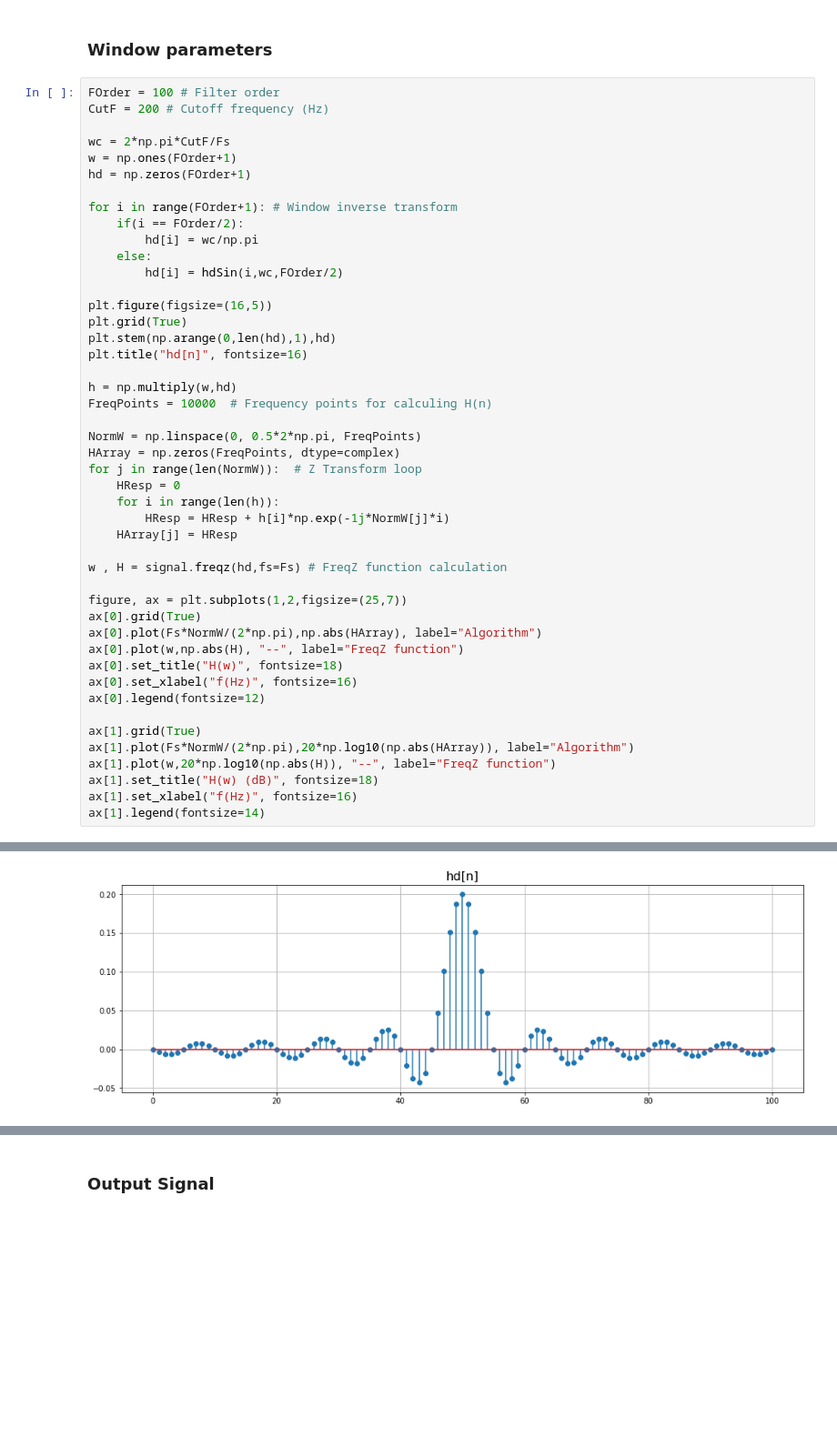
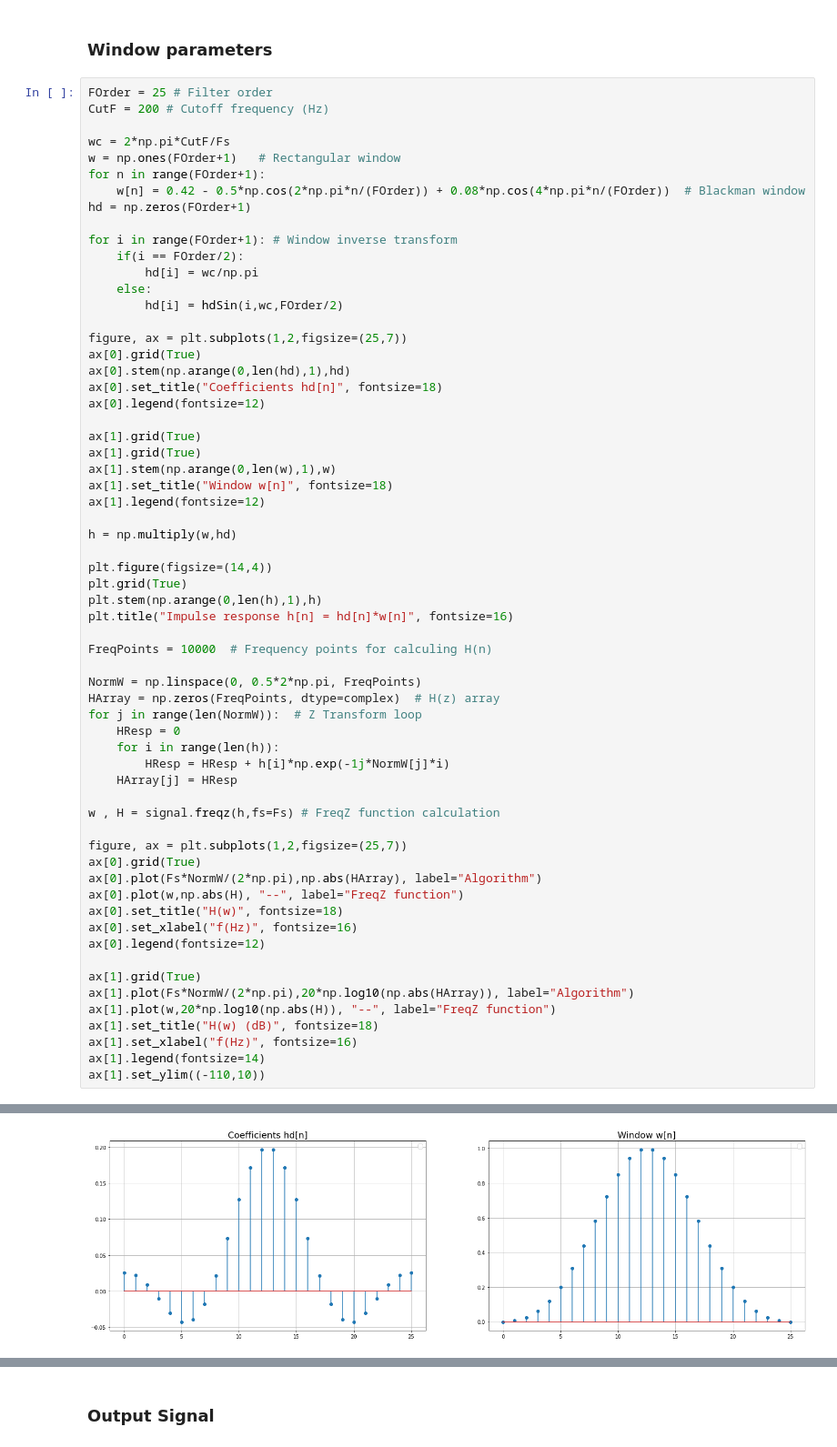
Before and after one commit to CaioRodrigues200/Signal_Processing, a Jupyter notebook: Atividades/Filter.ipynb, the cells around one changed output, grey strips where cells are left out. Shown: that part at 91% size. Drawn from its saved outputs; the diff is of its cells as text; blank space fills up the shorter version.

Commit message:
Filter v4

```diff
--- a/Atividades/Filter.ipynb
+++ b/Atividades/Filter.ipynb
@@ -38,11 +37,13 @@ Text(0.5, 1.0, 'Function Y')
 # %% [markdown]
 ### Window parameters
 # %%
-FOrder = 100 # Filter order
+FOrder = 25 # Filter order
 CutF = 200 # Cutoff frequency (Hz)
 
 wc = 2*np.pi*CutF/Fs
-w = np.ones(FOrder+1)
+w = np.ones(FOrder+1)   # Rectangular window
+for n in range(FOrder+1):
+    w[n] = 0.42 - 0.5*np.cos(2*np.pi*n/(FOrder)) + 0.08*np.cos(4*np.pi*n/(FOrder))  # Blackman window
 hd = np.zeros(FOrder+1)
 
 for i in range(FOrder+1): # Window inverse transform
@@ -51,23 +52,36 @@ for i in range(FOrder+1): # Window inverse transform
     else:
         hd[i] = hdSin(i,wc,FOrder/2)
 
-plt.figure(figsize=(16,5))
-plt.grid(True)
-plt.stem(np.arange(0,len(hd),1),hd)
-plt.title("hd[n]", fontsize=16)
+figure, ax = plt.subplots(1,2,figsize=(25,7))
+ax[0].grid(True)
+ax[0].stem(np.arange(0,len(hd),1),hd)
+ax[0].set_title("Coefficients hd[n]", fontsize=18)
+ax[0].legend(fontsize=12)
+
+ax[1].grid(True)
+ax[1].grid(True)
+ax[1].stem(np.arange(0,len(w),1),w)
+ax[1].set_title("Window w[n]", fontsize=18)
+ax[1].legend(fontsize=12)
 
 h = np.multiply(w,hd)
+
+plt.figure(figsize=(14,4))
+plt.grid(True)
+plt.stem(np.arange(0,len(h),1),h)
+plt.title("Impulse response h[n] = hd[n]*w[n]", fontsize=16)
+
 FreqPoints = 10000  # Frequency points for calculing H(n)
 
 NormW = np.linspace(0, 0.5*2*np.pi, FreqPoints)
-HArray = np.zeros(FreqPoints, dtype=complex)
+HArray = np.zeros(FreqPoints, dtype=complex)  # H(z) array
 for j in range(len(NormW)):  # Z Transform loop
     HResp = 0
     for i in range(len(h)):
         HResp = HResp + h[i]*np.exp(-1j*NormW[j]*i)
     HArray[j] = HResp
 
-w , H = signal.freqz(hd,fs=Fs) # FreqZ function calculation
+w , H = signal.freqz(h,fs=Fs) # FreqZ function calculation
 
 figure, ax = plt.subplots(1,2,figsize=(25,7))
 ax[0].grid(True)
@@ -83,4 +97,5 @@ ax[1].plot(w,20*np.log10(np.abs(H)), "--", label="FreqZ function")
 ax[1].set_title("H(w) (dB)", fontsize=18)
 ax[1].set_xlabel("f(Hz)", fontsize=16)
 ax[1].legend(fontsize=14)
+ax[1].set_ylim((-110,10))
 # %% [output]
@@ -88 +105 @@ ax[1].legend(fontsize=14)
-[figure, old version]
+[figure, new version]
```
Also changed, not shown: parts of 12 cells of this notebook.
